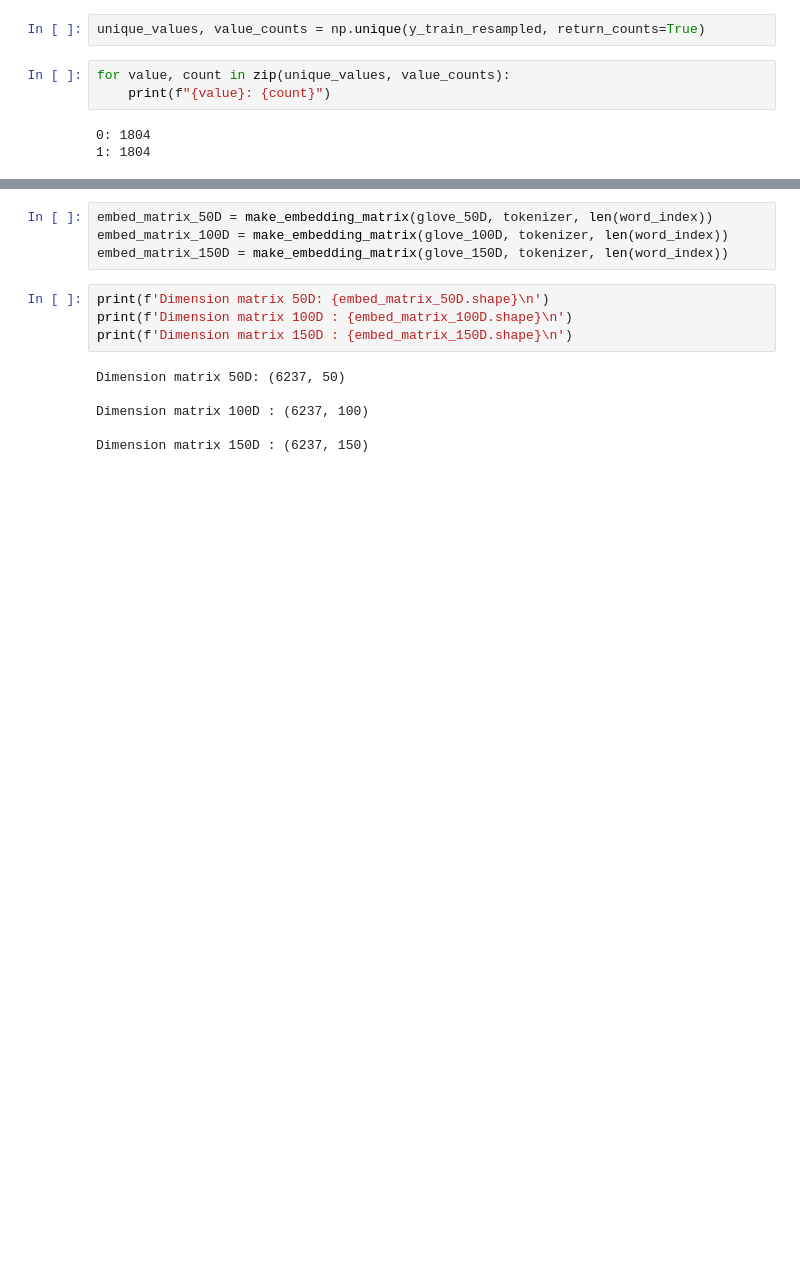
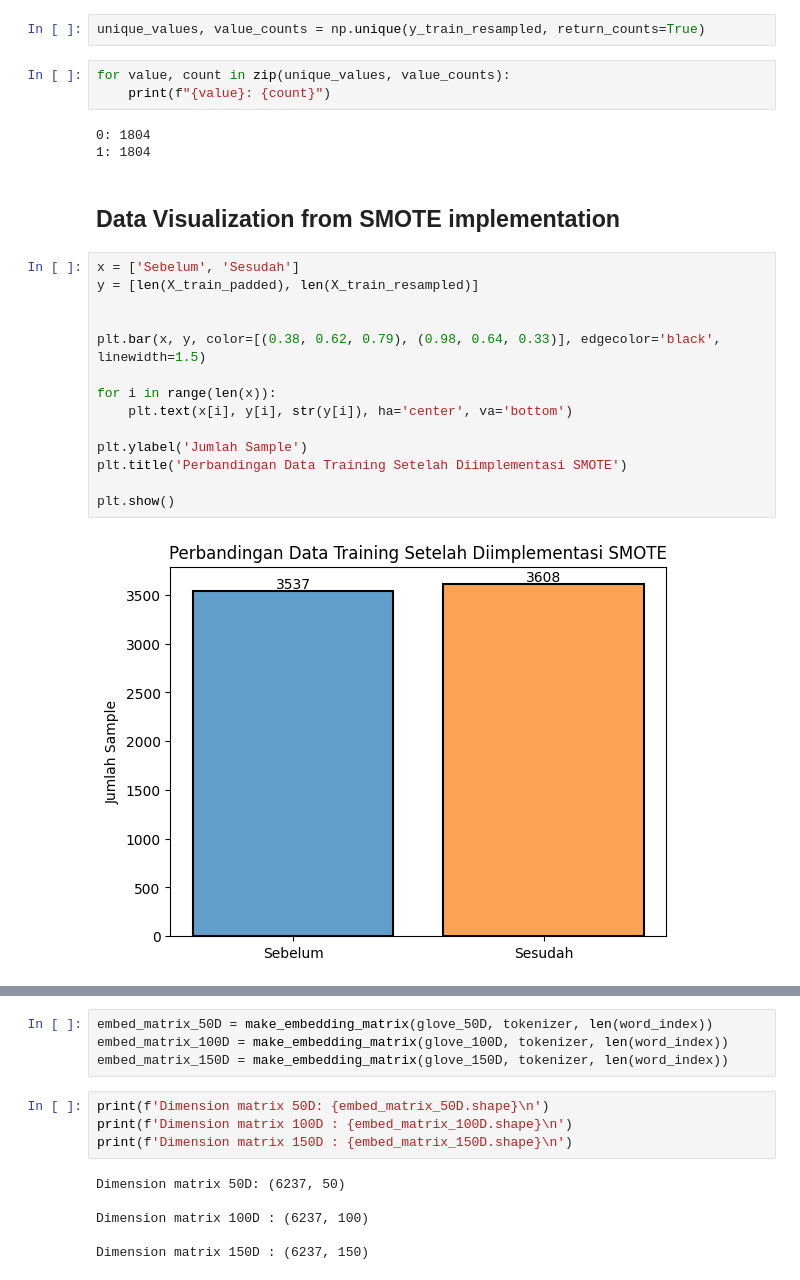
Before and after one commit to CarakaMuhamadRahman/Sarcasm-Detection-Model---Skripsi, a Jupyter notebook: TrainModel.ipynb, the cells around one changed output, grey strips where cells are left out. Drawn from its saved outputs; the diff is of its cells as text; blank space fills up the shorter version.

Commit message:
Fixing SMOTE Method

```diff
--- a/TrainModel.ipynb
+++ b/TrainModel.ipynb
@@ -176,3 +184,21 @@ for value, count in zip(unique_values, value_counts):
 # %% [output]
 0: 1804
 1: 1804
+# %% [markdown]
+<h2>Data Visualization from SMOTE implementation</h2>
+# %%
+x = ['Sebelum', 'Sesudah']
+y = [len(X_train_padded), len(X_train_resampled)]
+
+
+plt.bar(x, y, color=[(0.38, 0.62, 0.79), (0.98, 0.64, 0.33)], edgecolor='black', linewidth=1.5)
+
+for i in range(len(x)):
+    plt.text(x[i], y[i], str(y[i]), ha='center', va='bottom')
+
+plt.ylabel('Jumlah Sample')
+plt.title('Perbandingan Data Training Setelah Diimplementasi SMOTE')
+
+plt.show()
+# %% [output]
+[figure, added]
```
Also changed, not shown: parts of 3 cells of this notebook, 5 other files.
